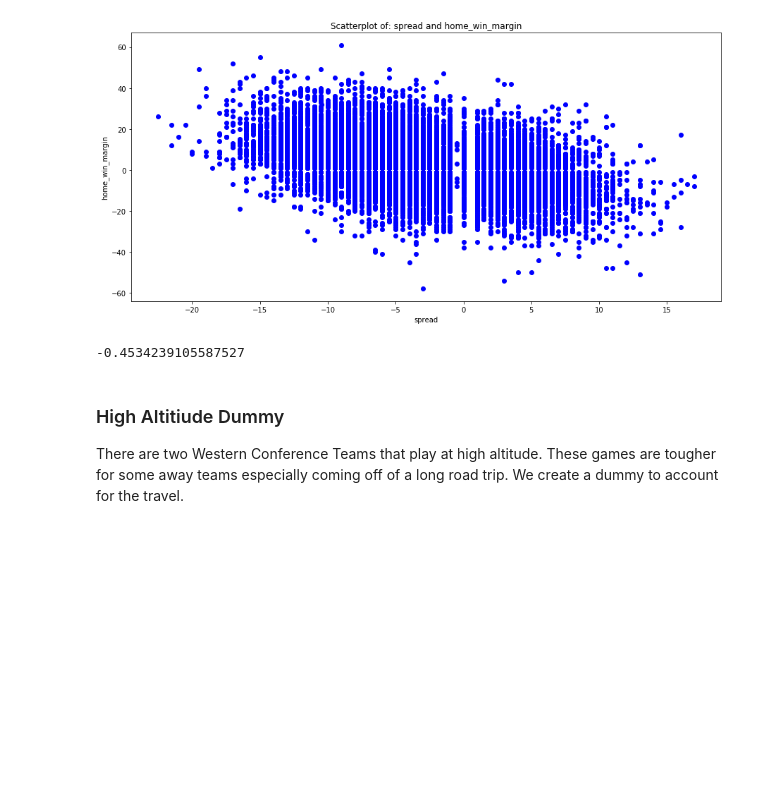
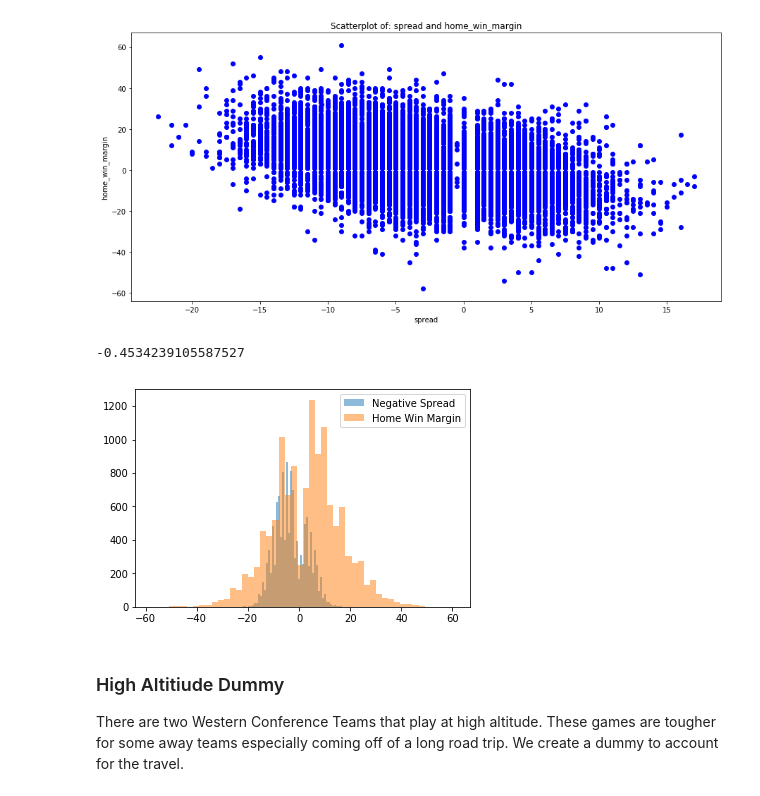
Before and after one commit to bryanco1966/Sports-Modeling, a Jupyter notebook: NBA_feature engineering.ipynb, the cells around one changed output. Cells and saved outputs as stored; diff of their text form; code cells hidden in the pictures; blank space fills up the shorter version.

```diff
--- a/NBA_feature engineering.ipynb
+++ b/NBA_feature engineering.ipynb
@@ -183,6 +183,14 @@ nba.home_win_margin.corr(nba.spread)
 #margin
 # %% [output]
 -0.4534239105587527
+# %%
+
+plt.hist(nba.spread, bins=50, alpha=0.5, label='Negative Spread')
+plt.hist(nba.home_win_margin, bins=50, alpha=0.5, label='Home Win Margin')
+plt.legend(loc='upper right')
+plt.show()
+# %% [output]
+[figure, added]
 # %% [markdown]
 ### High Altitiude Dummy
 
```
Also changed, not shown: parts of 13 cells of this notebook, 5 other files.
